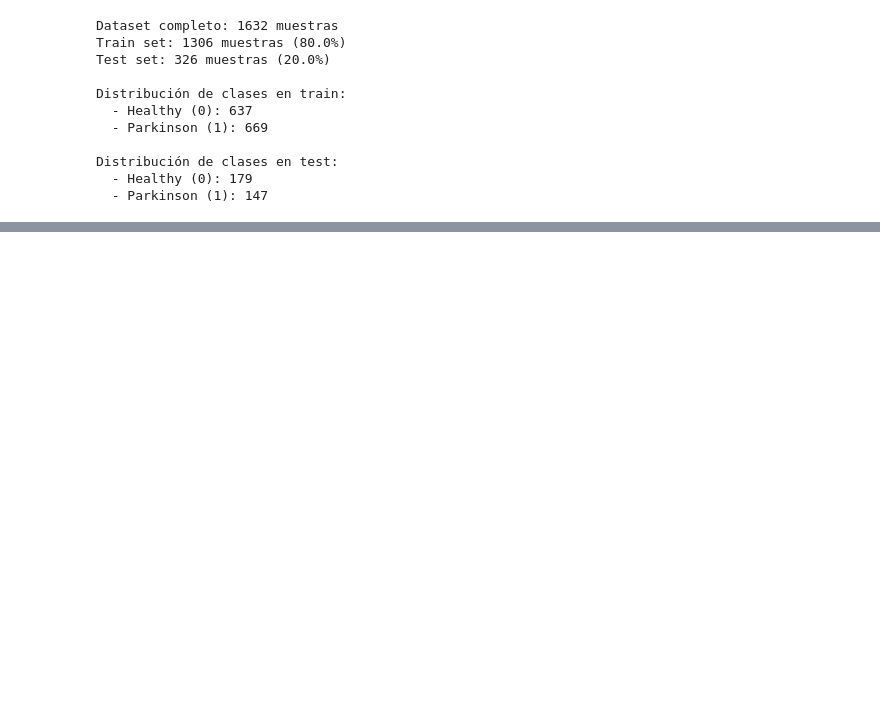
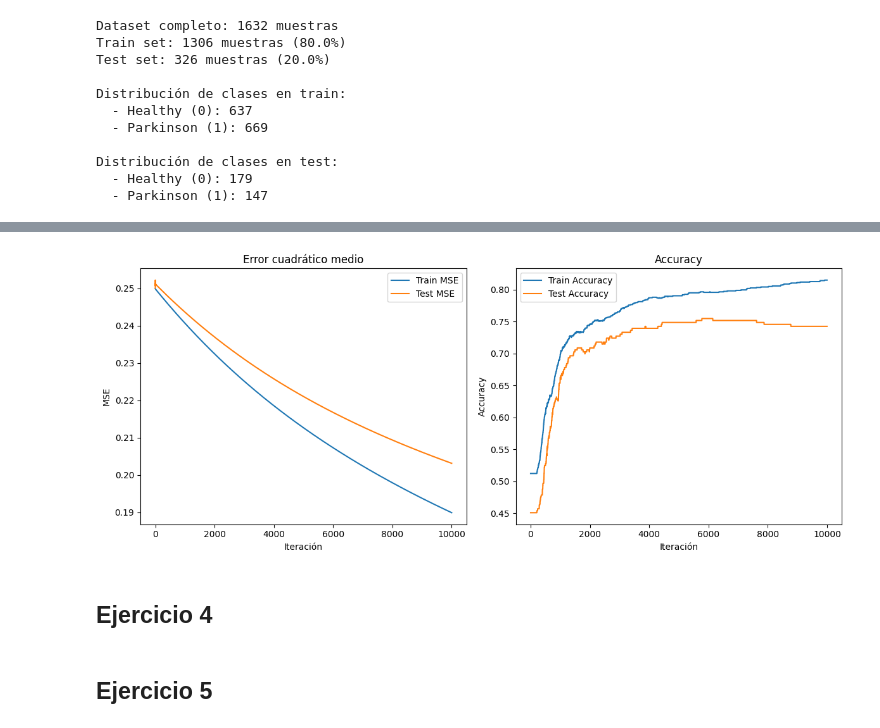
Before and after one commit to ngalindez/MET-TP2, a Jupyter notebook: parte1.ipynb, the cells around one changed output, grey strips where cells are left out. Drawn from its saved outputs; the diff is of its cells as text; code cells hidden in the pictures; blank space fills up the shorter version.

```diff
--- a/parte1.ipynb
+++ b/parte1.ipynb
@@ -75,3 +82,2 @@ Distribución de clases en test:
 # %%
-w_final, b_final, loss_history = gradient_descent(X_train, y_train, alpha=0.0000001, num_epochs=1000)
-plot_loss_curve(loss_history)
+w_final, b_final, train_mse, train_acc, test_mse, test_acc = gradient_descent(X_train, y_train, X_test, y_test, alpha=0.000001, num_it=10000)
@@ -89,17 +101,0 @@ test_acc_list = []
-# %%
-for it in range(num_it):
-    grad_w, grad_b = gradiente(X_train, y_train, w, b)
-
-    w -= alpha * grad_w
-    b -= alpha * grad_b
-
-    train_mse, train_acc = compute_metrics(X_train, y_train, w, b)
-    test_mse, test_acc = compute_metrics(X_test, y_test, w, b)
-
-    train_mse_list.append(train_mse)
-    train_acc_list.append(train_acc)
-    test_mse_list.append(test_mse)
-    test_acc_list.append(test_acc)
-
-    if it % 5 == 0 or it == num_it - 1:
-        print(f"Iteration {it}: Train MSE={train_mse:.4f}, Acc={train_acc:.4f} | Test MSE={test_mse:.4f}, Acc={test_acc:.4f}")
@@ -126,0 +102,6 @@ plt.show()
+# %%
+plot_metrics(train_mse, train_acc, test_mse, test_acc)
+# %% [output]
+[figure, added]
+# %% [markdown]
+## Ejercicio 4
@@ -126,0 +166,2 @@ plt.show()
+# %% [markdown]
+## Ejercicio 5
```
Also changed, not shown: parts of 9 cells of this notebook, 2 other files.
